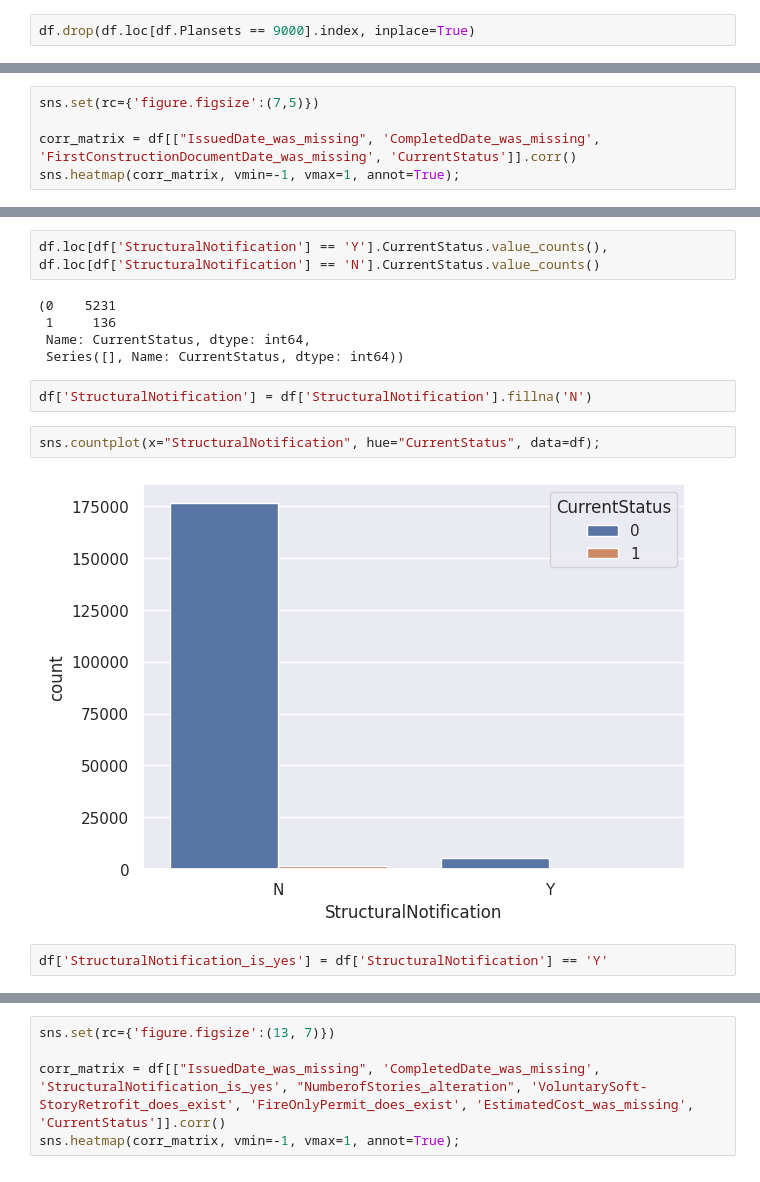
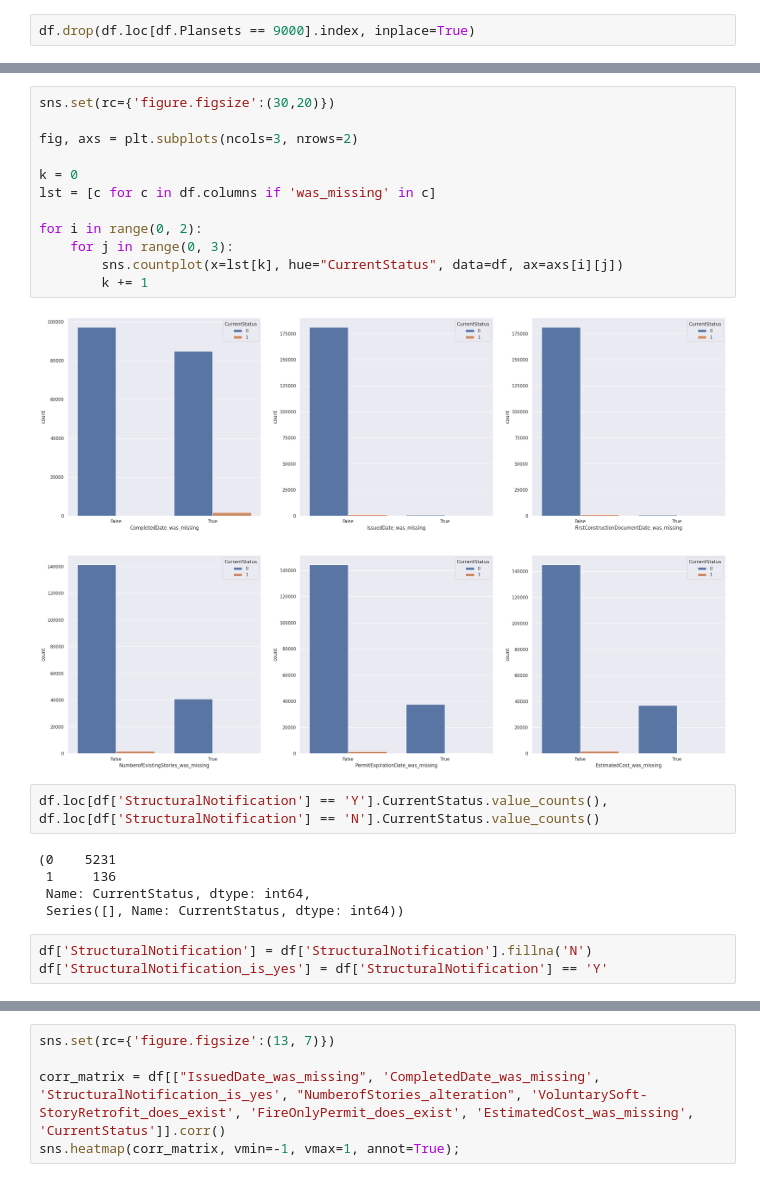
Before and after one commit to Suraba03/ml_san_francisco_permits, a Jupyter notebook: main.ipynb, the cells around one changed output, grey strips where cells are left out. Saved outputs shown, nothing was run; the diff lists cells and outputs as text.

```diff
--- a/main.ipynb
+++ b/main.ipynb
@@ -160,5 +107,0 @@ df['FirstConstructionDocumentDate_was_missing'] = df['FirstConstructionDocumentD
-# %%
-sns.set(rc={'figure.figsize':(7,5)})
-
-corr_matrix = df[["IssuedDate_was_missing", 'CompletedDate_was_missing', 'FirstConstructionDocumentDate_was_missing', 'CurrentStatus']].corr()
-sns.heatmap(corr_matrix, vmin=-1, vmax=1, annot=True);
@@ -171,3 +171,17 @@ sns.heatmap(corr_matrix, vmin=-1, vmax=1, annot=True);
+# %%
+sns.set(rc={'figure.figsize':(30,20)})
+
+fig, axs = plt.subplots(ncols=3, nrows=2)
+
+k = 0
+lst = [c for c in df.columns if 'was_missing' in c]
+
+for i in range(0, 2):
+    for j in range(0, 3):
+        sns.countplot(x=lst[k], hue="CurrentStatus", data=df, ax=axs[i][j])
+        k += 1
+# %% [output]
+[figure, added]
 # %%
 df.loc[df['StructuralNotification'] == 'Y'].CurrentStatus.value_counts(),  df.loc[df['StructuralNotification'] == 'N'].CurrentStatus.value_counts()
 # %% [output]
@@ -177,9 +191,4 @@ df.loc[df['StructuralNotification'] == 'Y'].CurrentStatus.value_counts(),  df.lo
  Series([], Name: CurrentStatus, dtype: int64))
 # %%
 df['StructuralNotification'] = df['StructuralNotification'].fillna('N')
+df['StructuralNotification_is_yes'] = df['StructuralNotification'] == 'Y'
-# %%
-sns.countplot(x="StructuralNotification", hue="CurrentStatus", data=df);
-# %% [output]
-[figure, removed]
-# %%
-df['StructuralNotification_is_yes'] = df['StructuralNotification'] == 'Y'
```
Also changed, not shown: parts of 182 cells of this notebook.
